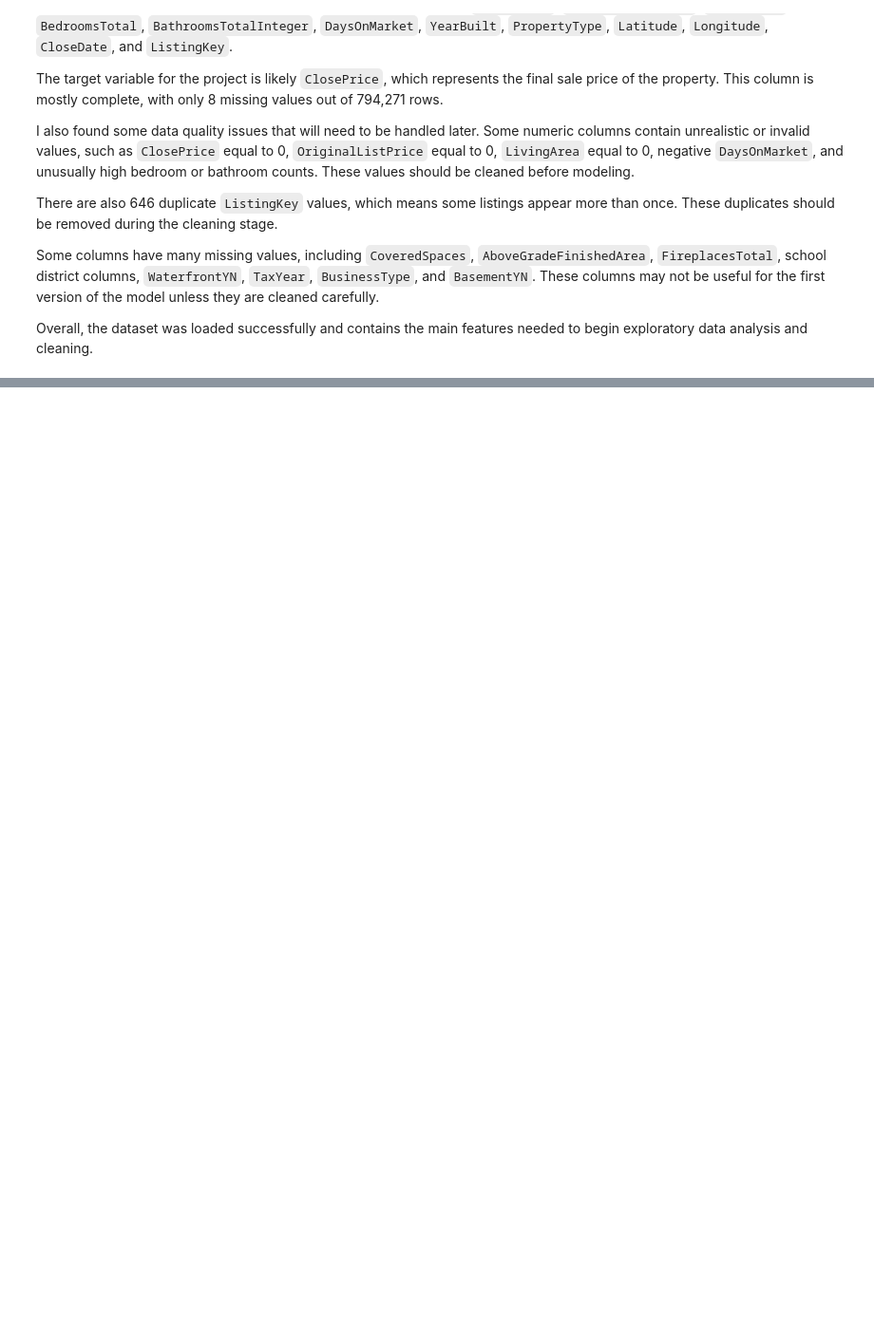
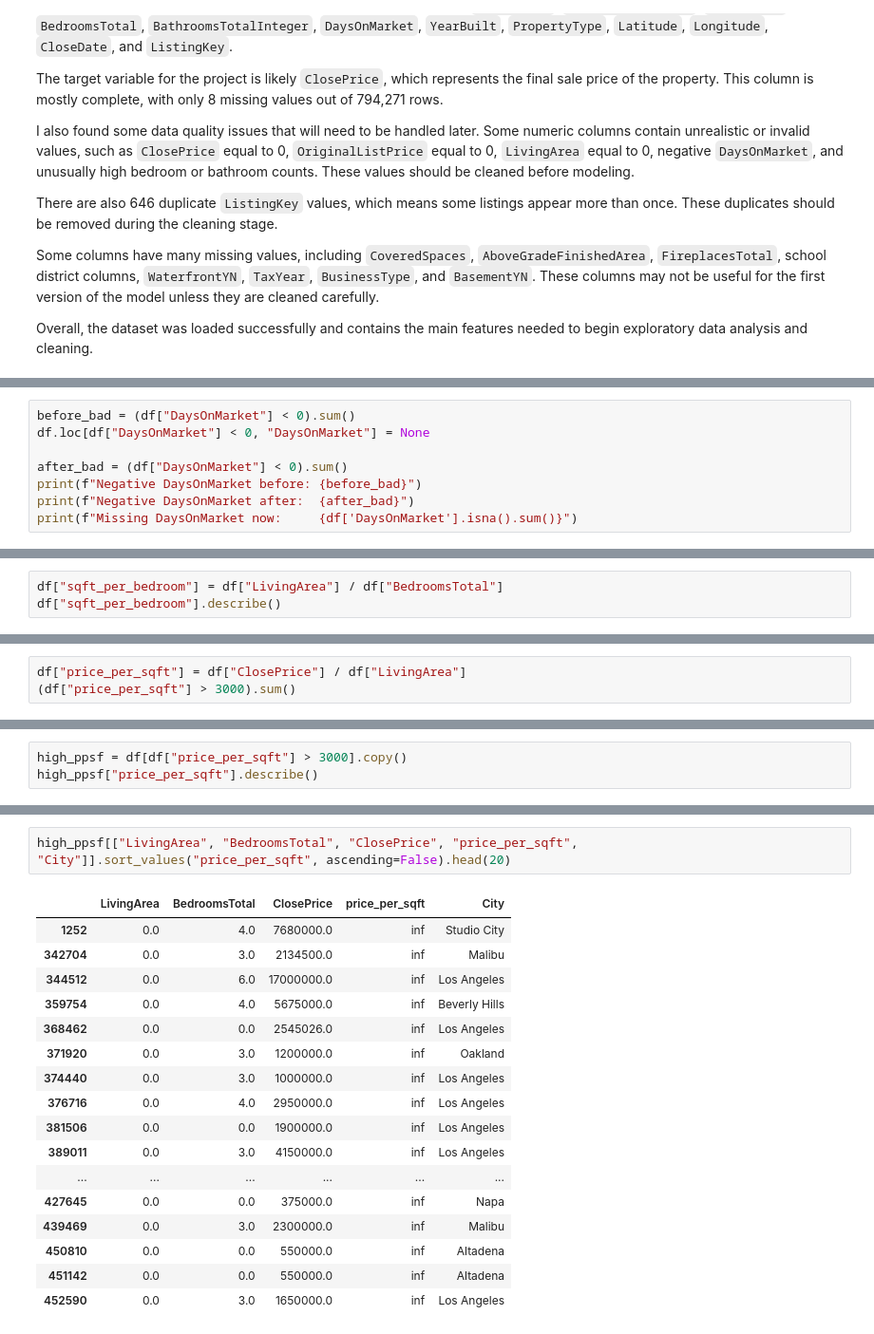
Before and after one commit to miatrn20/IDX-Exchange-Internship-Data_Science-Summer2026, a Jupyter notebook: eda.ipynb, the cells around one changed output, grey strips where cells are left out. Shown at 95% size. Cells and saved outputs as stored; diff of their text form; blank space fills up the shorter version.

```diff
--- a/eda.ipynb
+++ b/eda.ipynb
@@ -280,0 +452,8 @@ Overall, the dataset was loaded successfully and contains the main features need
+# %%
+before_bad = (df["DaysOnMarket"] < 0).sum()
+df.loc[df["DaysOnMarket"] < 0, "DaysOnMarket"] = None
+
+after_bad = (df["DaysOnMarket"] < 0).sum()
+print(f"Negative DaysOnMarket before: {before_bad}")
+print(f"Negative DaysOnMarket after:  {after_bad}")
+print(f"Missing DaysOnMarket now:     {df['DaysOnMarket'].isna().sum()}")
@@ -280,0 +525,3 @@ Overall, the dataset was loaded successfully and contains the main features need
+# %%
+df["sqft_per_bedroom"] = df["LivingArea"] / df["BedroomsTotal"]
+df["sqft_per_bedroom"].describe()
@@ -280,0 +606,3 @@ Overall, the dataset was loaded successfully and contains the main features need
+# %%
+df["price_per_sqft"] = df["ClosePrice"] / df["LivingArea"]
+(df["price_per_sqft"] > 3000).sum()
@@ -280,0 +611,3 @@ Overall, the dataset was loaded successfully and contains the main features need
+# %%
+high_ppsf = df[df["price_per_sqft"] > 3000].copy()
+high_ppsf["price_per_sqft"].describe()
@@ -280,0 +624,20 @@ Overall, the dataset was loaded successfully and contains the main features need
+# %%
+high_ppsf[["LivingArea", "BedroomsTotal", "ClosePrice", "price_per_sqft", "City"]].sort_values("price_per_sqft", ascending=False).head(20)
+# %% [output]
+|  | LivingArea | BedroomsTotal | ClosePrice | price_per_sqft | City |
+| 1252 | 0.0 | 4.0 | 7680000.0 | inf | Studio City |
+| 342704 | 0.0 | 3.0 | 2134500.0 | inf | Malibu |
+| 344512 | 0.0 | 6.0 | 17000000.0 | inf | Los Angeles |
+| 359754 | 0.0 | 4.0 | 5675000.0 | inf | Beverly Hills |
+| 368462 | 0.0 | 0.0 | 2545026.0 | inf | Los Angeles |
+| 371920 | 0.0 | 3.0 | 1200000.0 | inf | Oakland |
+| 374440 | 0.0 | 3.0 | 1000000.0 | inf | Los Angeles |
+| 376716 | 0.0 | 4.0 | 2950000.0 | inf | Los Angeles |
+| 381506 | 0.0 | 0.0 | 1900000.0 | inf | Los Angeles |
+| 389011 | 0.0 | 3.0 | 4150000.0 | inf | Los Angeles |
+| ... | ... | ... | ... | ... | ... |
+| 427645 | 0.0 | 0.0 | 375000.0 | inf | Napa |
+| 439469 | 0.0 | 3.0 | 2300000.0 | inf | Malibu |
+| 450810 | 0.0 | 0.0 | 550000.0 | inf | Altadena |
+| 451142 | 0.0 | 0.0 | 550000.0 | inf | Altadena |
+| 452590 | 0.0 | 3.0 | 1650000.0 | inf | Los Angeles |
```
Also changed, not shown: parts of 35 cells of this notebook, 3 other files.
